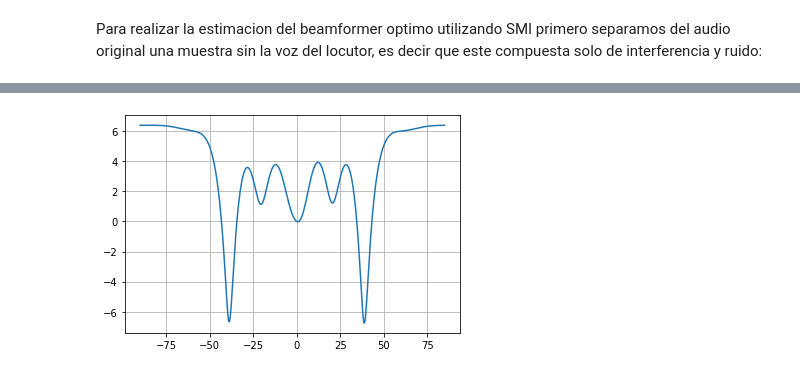
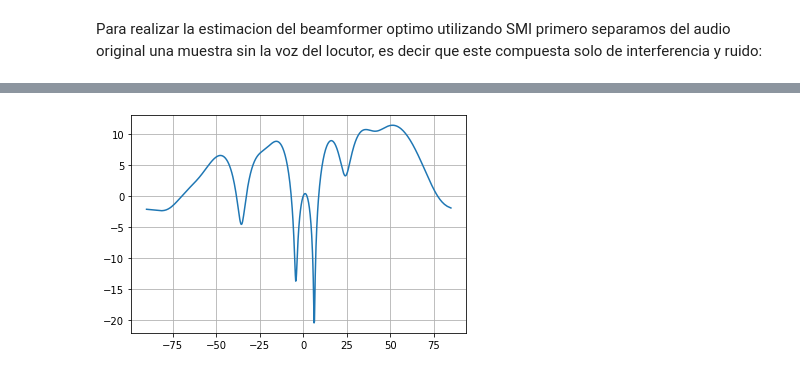
Before and after one commit to mbergerman/Procesamiento-Adaptativo, a Jupyter notebook: TPS/TP4/PASA_TP4_G2.ipynb, the cells around one changed output, grey strips where cells are left out. Drawn from its saved outputs; the diff is of its cells as text; code cells hidden in the pictures.

```diff
--- a/TPS/TP4/PASA_TP4_G2.ipynb
+++ b/TPS/TP4/PASA_TP4_G2.ipynb
@@ -16,7 +16,7 @@ Fc = 2e3
 v_sound = 343 # [m/s]
 
 # Distancia entre sensores
-d = [0.04, 0.08, 0.16]
+dist = [0.04, 0.08, 0.16]
 
 subarray_sensors = [[3, 4, 5, 6, 7, 8,  9, 10, 11],
                     [1, 2, 3, 5, 7, 9, 11, 12, 13],
@@ -179,8 +179,8 @@ Se observan señales provenientes de un angulo $\phi \simeq 0^ \circ $ y otra de
 # %% [markdown]
 Definimos una helper function para calcular el vector de respuesta del sistema
 # %%
-def response_vector(phi, M, d):
+def response_vector(phi, m, d):
     l = 343/Fc
-    return M**-0.5 * np.exp(-2j * np.pi * d * np.sin(phi) / l * np.arange(M))
+    return m**-0.5 * np.exp(-2j * np.pi * d * np.sin(phi) / l * np.arange(m))
 # %% [markdown]
 Para realizar la estimacion del beamformer optimo utilizando SMI primero separamos del audio original una muestra sin la voz del locutor, es decir que este compuesta solo de interferencia y ruido:
@@ -215,31 +187,33 @@ plt.show()
 # %%
-Ri_n = 0
+i_n_filt = data_filt[ subarray_sensors[array_idx] ]
+i_n_filt = i_n_filt[:, 67000:78000] #np.hstack((i_n_filt[:, 47488:47488+9842], i_n_filt[:, 65261:65261+13759], i_n_filt[:, 141796:141796+10988]))
+
+n = len(i_n_filt)
+Ri_n = np.zeros((n, n), dtype=np.complex_)
 phi = 0
 l = 343/Fc
-d = 0.08
-M = 9
+d = dist[array_idx]
+m = M[array_idx]
 
+for i in range( n ):
+    Ri_n += np.dot( i_n_filt[:, i].reshape((m, 1)) , np.conj(i_n_filt[:, i]).reshape((1, m)) )
 
-for i in range(len(i_n_filt)):
-    Ri_n += np.outer(i_n_filt[:, i], np.conj(i_n_filt[:, i].T))
-
-
-Ri_n = Ri_n / len(i_n_filt)
+Ri_n = Ri_n / n
 inv_Rin = np.linalg.inv(Ri_n)
 
-v = response_vector(0, M, d)
+v = response_vector(phi, m, d)
 
-aux = 1 / (np.conj(v.T) @ inv_Rin @ v)
-csmi = aux * inv_Rin @ v
+aux = np.dot( np.dot(np.conj(v).reshape((1, m)), inv_Rin), v )
+csmi = np.dot(inv_Rin, v) / aux
 w, h = signal.freqz(csmi, whole = True, include_nyquist = True)
 
 h = np.fft.fftshift(h)
 h = h * (9**-0.5)
 
 phi = np.arcsin(2*(w-np.pi) / (2 * np.pi)) * 180 / np.pi
 
 plt.plot(phi, 20 * np.log10(np.abs(h)))
 plt.grid()
 plt.show()
 # %% [output]
-[figure, old version]
+[figure, new version]
```
Also changed, not shown: parts of 4 cells of this notebook.
